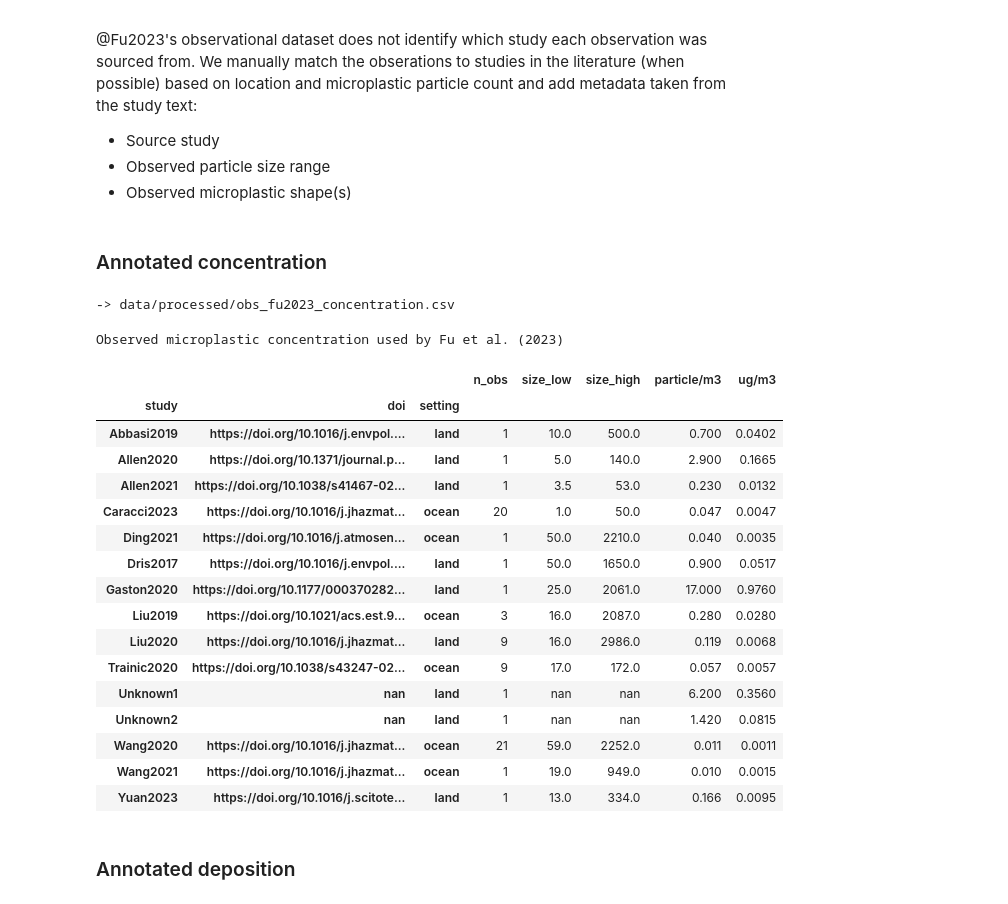
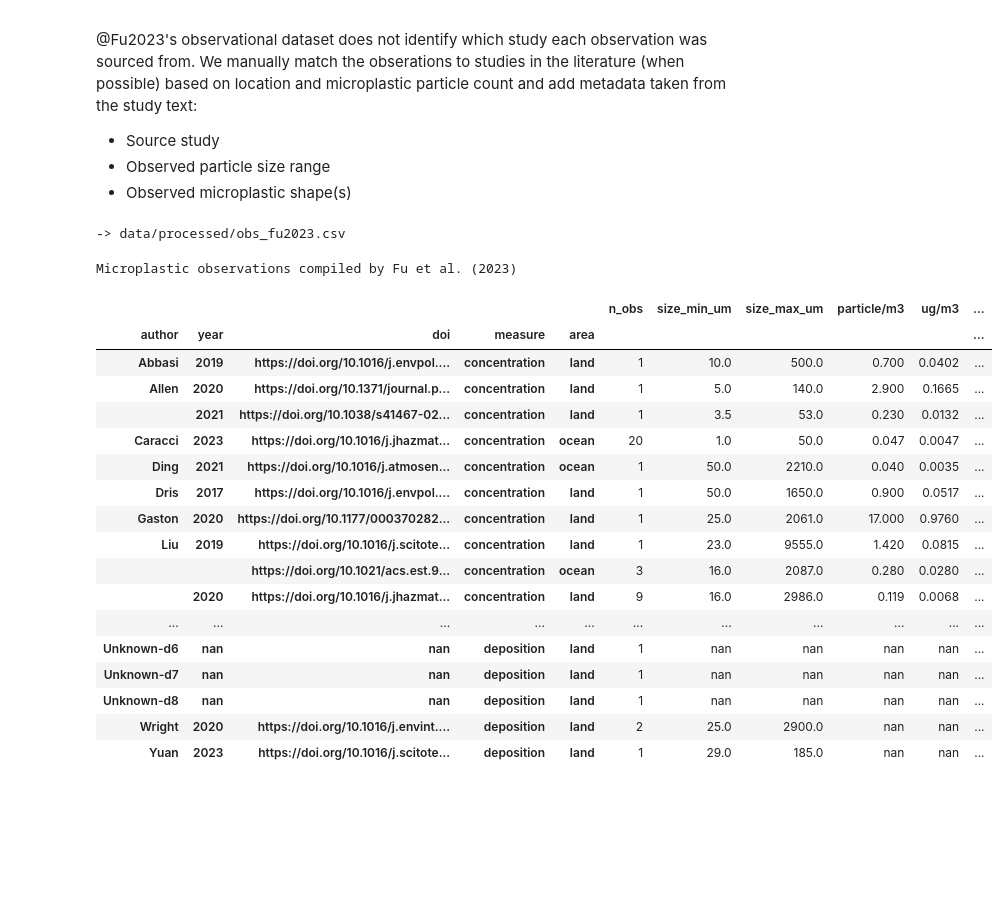
Before and after one commit to GEOS-Chem-IGE/hough2026_atmo-plast-emis_harmonize, a Jupyter notebook: notebooks/prep-obs-fu2023.ipynb, the cells around one changed output. Cells and saved outputs as stored; diff of their text form; code cells hidden in the pictures; blank space fills up the shorter version.

Commit message:
Reprocess Fu2023 observations

```diff
--- a/notebooks/prep-fu2023-obs.ipynb
+++ b/notebooks/prep-obs-fu2023.ipynb
@@ -610,55 +648,52 @@ Annotate @Fu2023's observations
 * Source study
 * Observed particle size range
 * Observed microplastic shape(s)
-# %% [markdown]
-### Annotated concentration
 # %%
-conc_annot = save_or_load(
-    out_name="obs_fu2023_concentration.csv",
-    fun=annotate_fu2023_conc,
-    data_dir=DATA_DIR,
-    overwrite=OVERWRITE,
+fu2023 = save_or_load(
+    out_name="obs_fu2023.csv", fun=annotate_fu2023, data_dir=DATA_DIR, overwrite=OVERWRITE
 )
 # %% [output]
--> data/processed/obs_fu2023_concentration.csv
+-> data/processed/obs_fu2023.csv
 # %%
 # Print summary for reference
 clean_styler(
-    conc_annot.groupby(["study", "doi", "setting"], dropna=False)
+    fu2023.groupby(["author", "year", "doi", "measure", "area"], dropna=False)
     .agg(
         {
             "lat": "count",
-            "size_low": "min",
-            "size_high": "max",
+            "size_min_um": "min",
+            "size_max_um": "max",
             "particle/m3": "mean",
             "ug/m3": "mean",
+            "particle/m2/d": "mean",
+            "t/km2/yr": "mean",
         }
     )
+    .sort_index(level="measure")
     .rename(columns={"lat": "n_obs"})
-    .style.set_caption("Observed microplastic concentration used by Fu et al. (2023)")
-    .format("{:.1f}")
-    .format("{:.0f}", subset=["n_obs"])
-    .format("{:.3f}", subset=["particle/m3"])
-    .format("{:.4f}", subset=["ug/m3"])
+    .style.set_caption("Microplastic observations compiled by Fu et al. (2023)")
+    .format(precision=1)
+    .format(precision=3, subset=["particle/m3", "particle/m2/d"])
+    .format(precision=4, subset=["ug/m3", "t/km2/yr"])
+    .format_index(precision=0)
 )
 # %% [output]
-Observed microplastic concentration used by Fu et al. (2023)
+Microplastic observations compiled by Fu et al. (2023)
-|  |  |  | n_obs | size_low | size_high | particle/m3 | ug/m3 |
-| study | doi | setting |  |  |  |  |  |
-| Abbasi2019 | https://doi.org/10.1016/j.envpol.... | land | 1 | 10.0 | 500.0 | 0.700 | 0.0402 |
-| Allen2020 | https://doi.org/10.1371/journal.p... | land | 1 | 5.0 | 140.0 | 2.900 | 0.1665 |
-| Allen2021 | https://doi.org/10.1038/s41467-02... | land | 1 | 3.5 | 53.0 | 0.230 | 0.0132 |
-| Caracci2023 | https://doi.org/10.1016/j.jhazmat... | ocean | 20 | 1.0 | 50.0 | 0.047 | 0.0047 |
-| Ding2021 | https://doi.org/10.1016/j.atmosen... | ocean | 1 | 50.0 | 2210.0 | 0.040 | 0.0035 |
-| Dris2017 | https://doi.org/10.1016/j.envpol.... | land | 1 | 50.0 | 1650.0 | 0.900 | 0.0517 |
-| Gaston2020 | https://doi.org/10.1177/000370282... | land | 1 | 25.0 | 2061.0 | 17.000 | 0.9760 |
-| Liu2019 | https://doi.org/10.1021/acs.est.9... | ocean | 3 | 16.0 | 2087.0 | 0.280 | 0.0280 |
-| Liu2020 | https://doi.org/10.1016/j.jhazmat... | land | 9 | 16.0 | 2986.0 | 0.119 | 0.0068 |
-| Trainic2020 | https://doi.org/10.1038/s43247-02... | ocean | 9 | 17.0 | 172.0 | 0.057 | 0.0057 |
-| Unknown1 | nan | land | 1 | nan | nan | 6.200 | 0.3560 |
-| Unknown2 | nan | land | 1 | nan | nan | 1.420 | 0.0815 |
-| Wang2020 | https://doi.org/10.1016/j.jhazmat... | ocean | 21 | 59.0 | 2252.0 | 0.011 | 0.0011 |
-| Wang2021 | https://doi.org/10.1016/j.jhazmat... | ocean | 1 | 19.0 | 949.0 | 0.010 | 0.0015 |
-| Yuan2023 | https://doi.org/10.1016/j.scitote... | land | 1 | 13.0 | 334.0 | 0.166 | 0.0095 |
+|  |  |  |  |  | n_obs | size_min_um | size_max_um | particle/m3 | ug/m3 | ... |
+| author | year | doi | measure | area |  |  |  |  |  | ... |
+| Abbasi | 2019 | https://doi.org/10.1016/j.envpol.... | concentration | land | 1 | 10.0 | 500.0 | 0.700 | 0.0402 | ... |
+| Allen | 2020 | https://doi.org/10.1371/journal.p... | concentration | land | 1 | 5.0 | 140.0 | 2.900 | 0.1665 | ... |
+|  | 2021 | https://doi.org/10.1038/s41467-02... | concentration | land | 1 | 3.5 | 53.0 | 0.230 | 0.0132 | ... |
+| Caracci | 2023 | https://doi.org/10.1016/j.jhazmat... | concentration | ocean | 20 | 1.0 | 50.0 | 0.047 | 0.0047 | ... |
+| Ding | 2021 | https://doi.org/10.1016/j.atmosen... | concentration | ocean | 1 | 50.0 | 2210.0 | 0.040 | 0.0035 | ... |
+| Dris | 2017 | https://doi.org/10.1016/j.envpol.... | concentration | land | 1 | 50.0 | 1650.0 | 0.900 | 0.0517 | ... |
+| Gaston | 2020 | https://doi.org/10.1177/000370282... | concentration | land | 1 | 25.0 | 2061.0 | 17.000 | 0.9760 | ... |
+| Liu | 2019 | https://doi.org/10.1016/j.scitote... | concentration | land | 1 | 23.0 | 9555.0 | 1.420 | 0.0815 | ... |
+|  |  | https://doi.org/10.1021/acs.est.9... | concentration | ocean | 3 | 16.0 | 2087.0 | 0.280 | 0.0280 | ... |
+|  | 2020 | https://doi.org/10.1016/j.jhazmat... | concentration | land | 9 | 16.0 | 2986.0 | 0.119 | 0.0068 | ... |
+| ... | ... | ... | ... | ... | ... | ... | ... | ... | ... | ... |
+| Unknown-d6 | nan | nan | deposition | land | 1 | nan | nan | nan | nan | ... |
+| Unknown-d7 | nan | nan | deposition | land | 1 | nan | nan | nan | nan | ... |
+| Unknown-d8 | nan | nan | deposition | land | 1 | nan | nan | nan | nan | ... |
+| Wright | 2020 | https://doi.org/10.1016/j.envint.... | deposition | land | 2 | 25.0 | 2900.0 | nan | nan | ... |
+| Yuan | 2023 | https://doi.org/10.1016/j.scitote... | deposition | land | 1 | 29.0 | 185.0 | nan | nan | ... |
-# %% [markdown]
-### Annotated deposition
```
Also changed, not shown: parts of 11 cells of this notebook, 10 other files.
